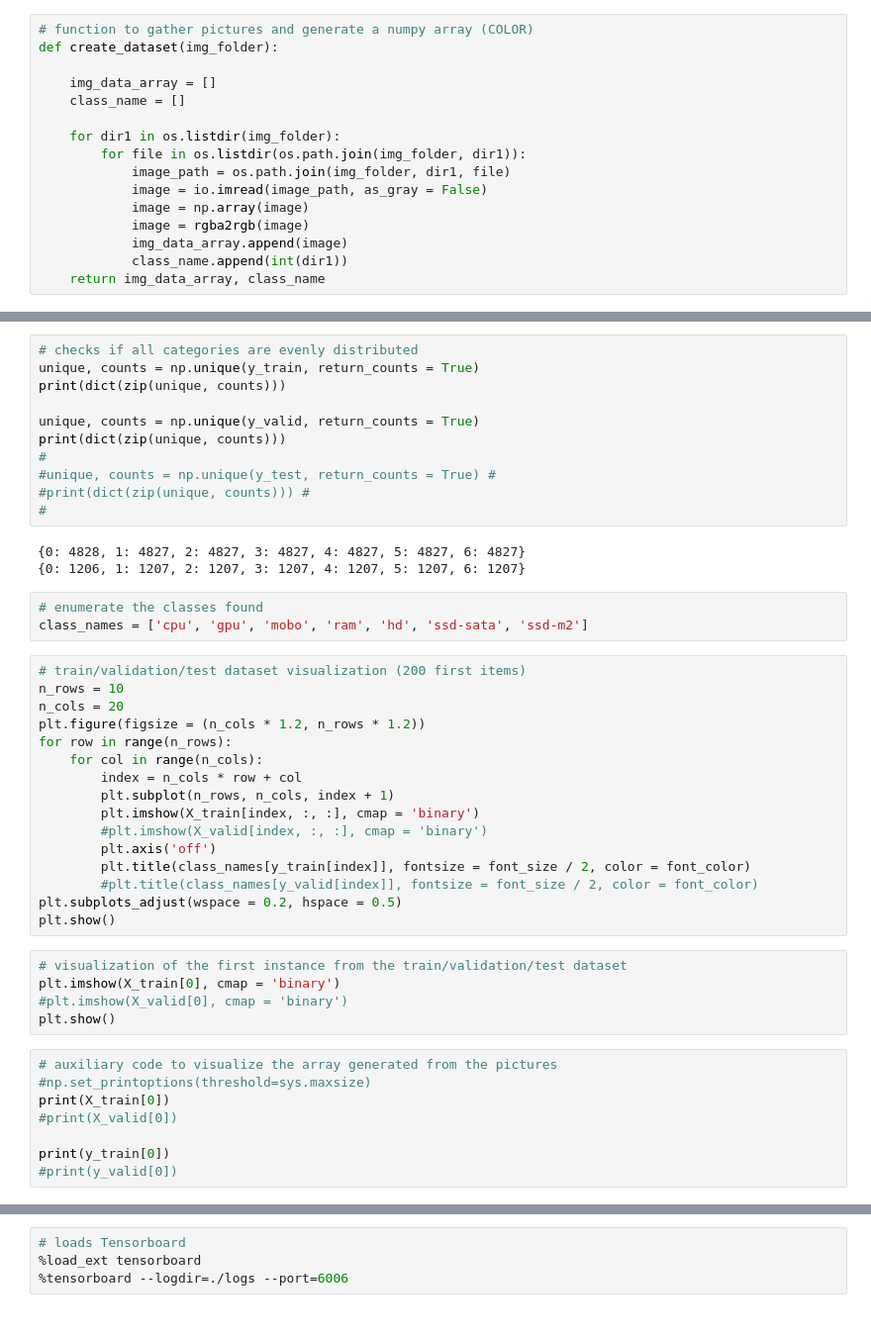
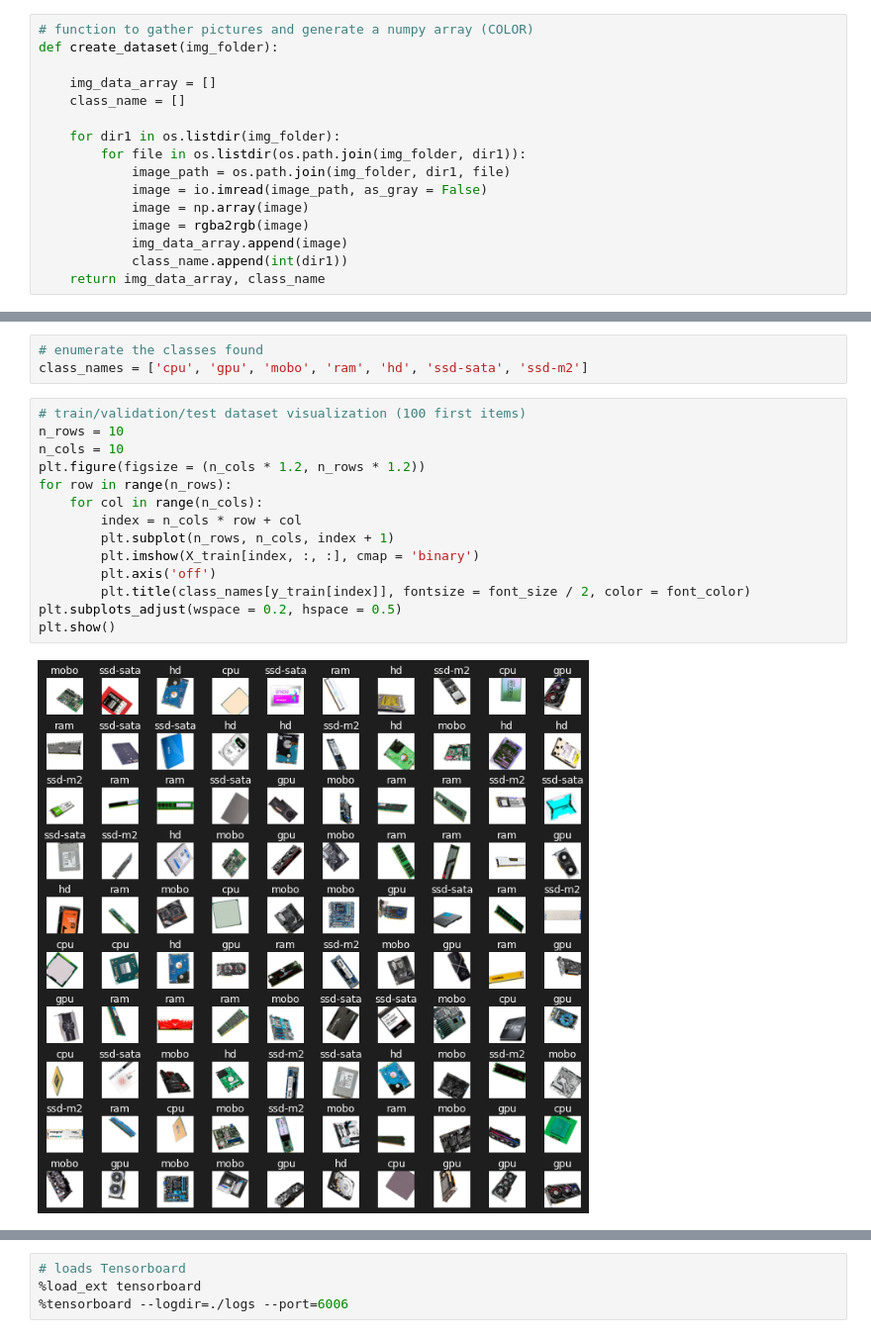
Before and after one commit to Kevin64/TCC-ECD-FURG, a Jupyter notebook: Hardware-classifier.ipynb, the cells around one changed output, grey strips where cells are left out. Shown at 99% size. Drawn from its saved outputs; the diff is of its cells as text.

```diff
--- a/Hardware-classifier.ipynb
+++ b/Hardware-classifier.ipynb
@@ -202,49 +194,22 @@ print('validação:           ', X_valid.shape)
 # %% [output]
 treinamento:          (33790, 64, 64, 3)
 validação:            (8448, 64, 64, 3)
-# %%
-# checks if all categories are evenly distributed
-unique, counts = np.unique(y_train, return_counts = True)
-print(dict(zip(unique, counts)))
-
-unique, counts = np.unique(y_valid, return_counts = True)
-print(dict(zip(unique, counts)))
-#
-#unique, counts = np.unique(y_test, return_counts = True) #
-#print(dict(zip(unique, counts))) #
-#
-# %% [output]
-{0: 4828, 1: 4827, 2: 4827, 3: 4827, 4: 4827, 5: 4827, 6: 4827}
-{0: 1206, 1: 1207, 2: 1207, 3: 1207, 4: 1207, 5: 1207, 6: 1207}
 # %%
 # enumerate the classes found
 class_names = ['cpu', 'gpu', 'mobo', 'ram', 'hd', 'ssd-sata', 'ssd-m2']
 # %%
-# train/validation/test dataset visualization (200 first items)
+# train/validation/test dataset visualization (100 first items)
 n_rows = 10
-n_cols = 20
+n_cols = 10
 plt.figure(figsize = (n_cols * 1.2, n_rows * 1.2))
 for row in range(n_rows):
     for col in range(n_cols):
         index = n_cols * row + col
         plt.subplot(n_rows, n_cols, index + 1)
         plt.imshow(X_train[index, :, :], cmap = 'binary')
-        #plt.imshow(X_valid[index, :, :], cmap = 'binary')
         plt.axis('off')
         plt.title(class_names[y_train[index]], fontsize = font_size / 2, color = font_color)
-        #plt.title(class_names[y_valid[index]], fontsize = font_size / 2, color = font_color)
 plt.subplots_adjust(wspace = 0.2, hspace = 0.5)
 plt.show()
+# %% [output]
+[figure, added]
-# %%
-# visualization of the first instance from the train/validation/test dataset
-plt.imshow(X_train[0], cmap = 'binary')
-#plt.imshow(X_valid[0], cmap = 'binary')
-plt.show()
-# %%
-# auxiliary code to visualize the array generated from the pictures
-#np.set_printoptions(threshold=sys.maxsize)
-print(X_train[0])
-#print(X_valid[0])
-
-print(y_train[0])
-#print(y_valid[0])
```
Also changed, not shown: parts of 15 cells of this notebook, 2 other files.
